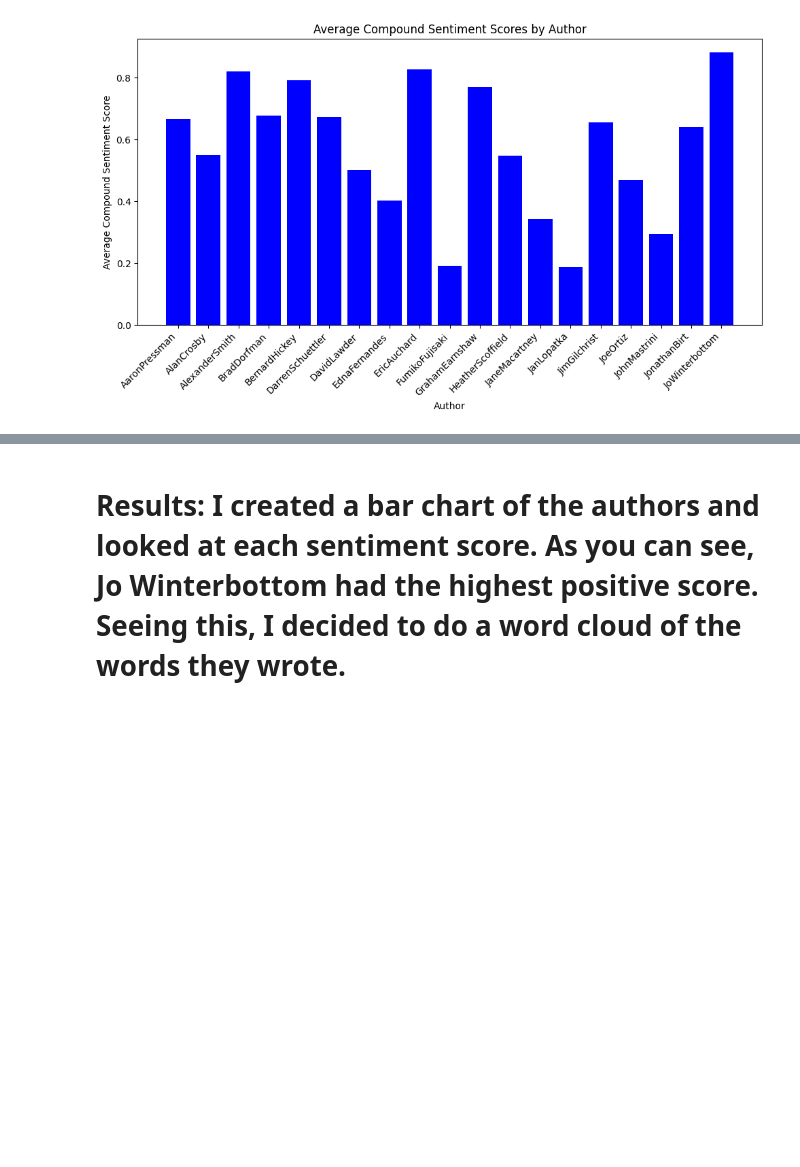
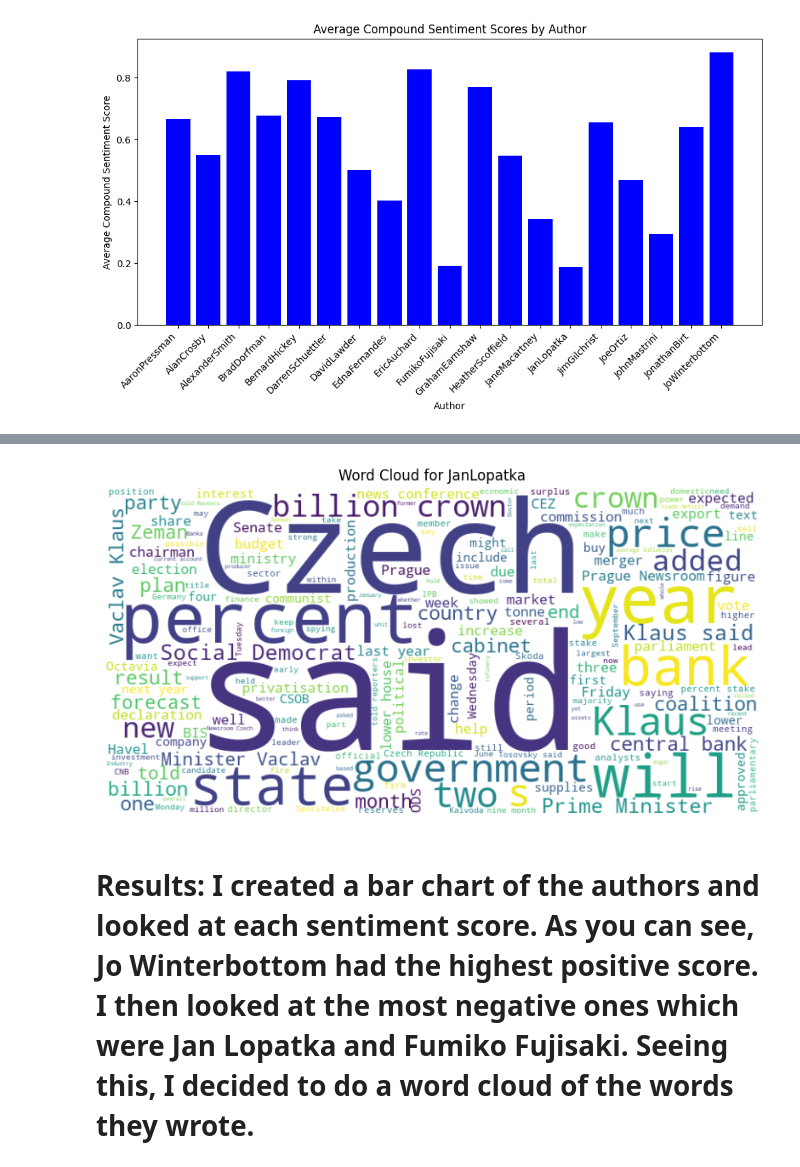
Before and after one commit to dgong1234/STA380, a Jupyter notebook: The Reuters corpus.ipynb, the cells around one changed output, grey strips where cells are left out. Cells and saved outputs as stored; diff of their text form; code cells hidden in the pictures; blank space fills up the shorter version.

```diff
--- a/The Reuters corpus.ipynb
+++ b/The Reuters corpus.ipynb
@@ -167,4 +184,21 @@ plt.show()
+# %%
+from wordcloud import WordCloud
+author_name = "JanLopatka"
+author_texts = [train_texts[index] for index, label in enumerate(train_labels) if label == author_name]
+combined_text = ' '.join(author_texts)
+
+# Generate a WordCloud from the combined text
+wordcloud = WordCloud(width=800, height=400, background_color='white').generate(combined_text)
+
+# Display the WordCloud using Matplotlib
+plt.figure(figsize=(10, 5))
+plt.imshow(wordcloud, interpolation='bilinear')
+plt.axis('off')
+plt.title(f'Word Cloud for {author_name}')
+plt.show()
+# %% [output]
+[figure, added]
 # %% [markdown]
-# Results: I created a bar chart of the authors and looked at each sentiment score. As you can see, Jo Winterbottom had the highest positive score. Seeing this, I decided to do a word cloud of the words they wrote.
+# Results: I created a bar chart of the authors and looked at each sentiment score. As you can see, Jo Winterbottom had the highest positive score. I then looked at the most negative ones which were Jan Lopatka and Fumiko Fujisaki. Seeing this, I decided to do a word cloud of the words they wrote.
 # %% [markdown]
 # Conclusion: As you can see from the results above, the most positive author was Jo Winterbottom. After conducting a word cloud based on the Jo Winterbottom's texts, the most popular words are things such as pence, said, bid , percent. You can tell from these words that Jo writes about financial markets and most likely stocks. As some of the other words used are share, offer, company etc. This makes sense that Jo's writings would be positive as they are likely talking about stocks they think are good and want people to buy. They would use a lot of positive words and sentiments to try and get people to buy the stocks.
```
Also changed, not shown: parts of 5 cells of this notebook.
